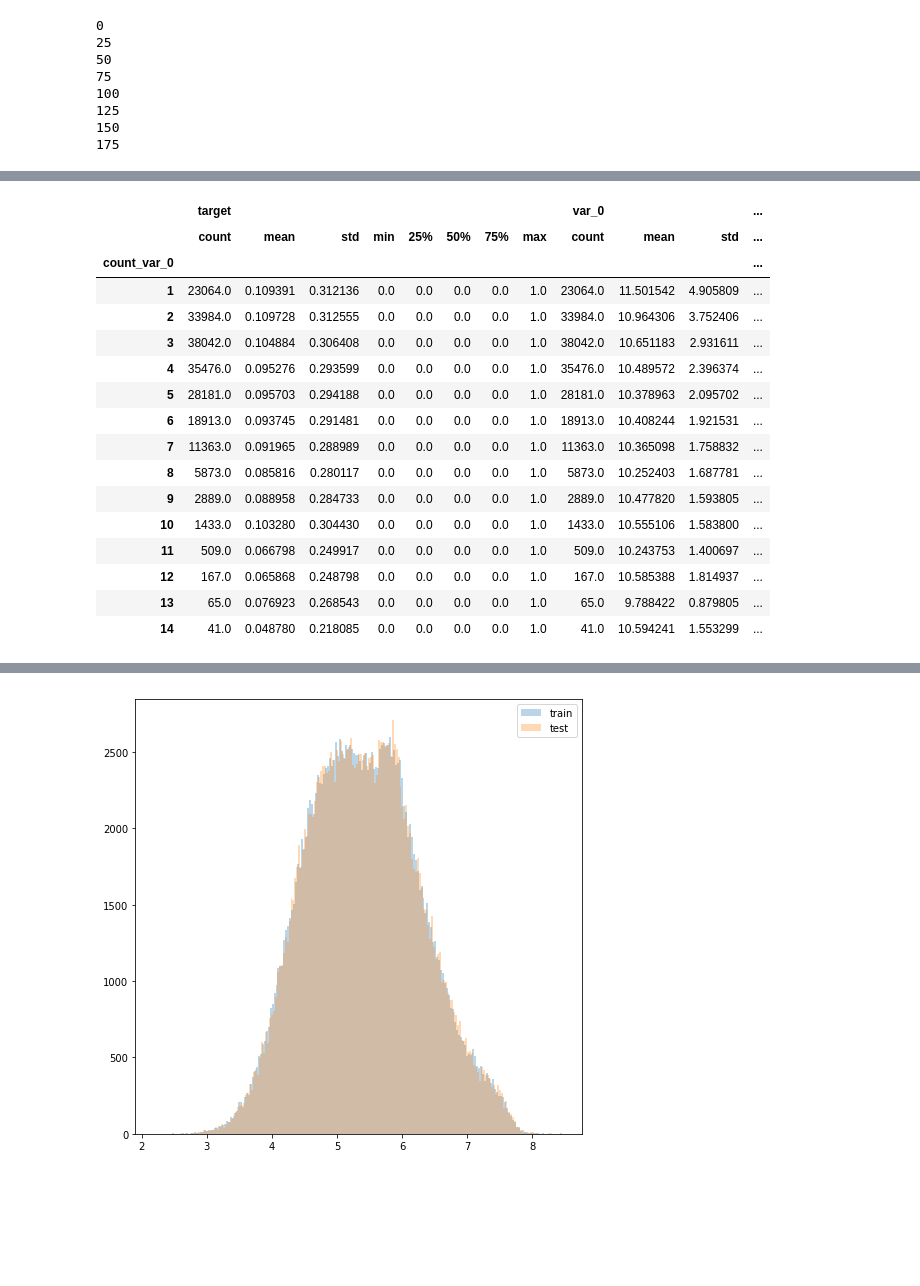
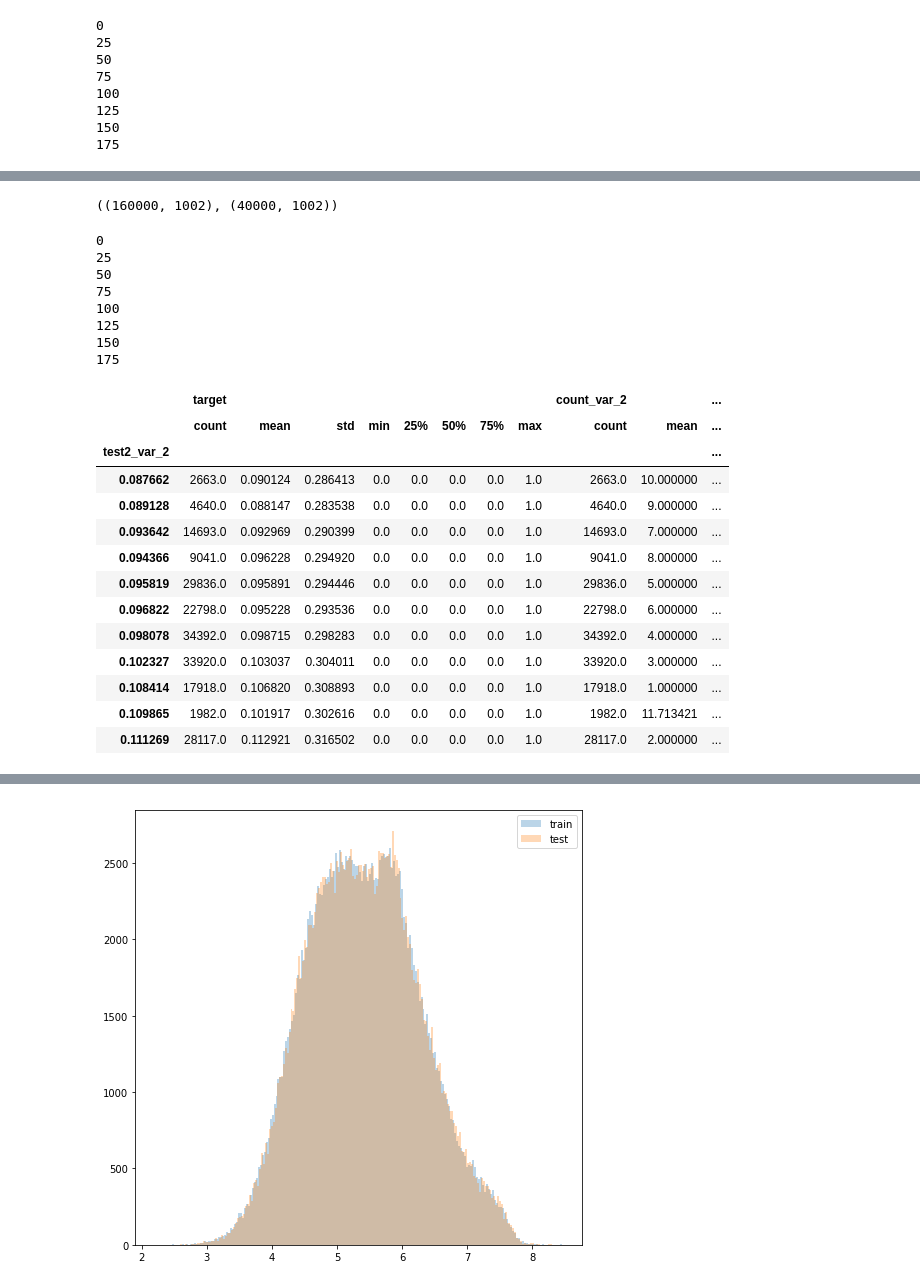
Before and after one commit to YunpengCai/Kaggle-machine-learning-competition-100th-solution, a Jupyter notebook: EDA.ipynb, the cells around one changed output, grey strips where cells are left out. Cells and saved outputs as stored; diff of their text form; code cells hidden in the pictures; blank space fills up the shorter version.

```diff
--- a/EDA.ipynb
+++ b/EDA.ipynb
@@ -397,0 +401,9 @@ for i in range(200):
+# %%
+train.drop(['sum','mean','median', 'sum1','mean1','median1','sum2','mean2','median2','sum3','mean3','median3'], axis=1, inplace=True)
+# %%
+test['sum']=test_count.sum(axis=1)
+test['std']=test_count.std(axis=1)
+test['mean']=test_count.mean(axis=1)
+train['sum']=train_count.sum(axis=1)
+train['std']=train_count.std(axis=1)
+train['mean']=train_count.mean(axis=1)
@@ -398,20 +424,54 @@ for i in range(200):
+# %%
+X_train=train[:160000]
+X_valid=train[160000:]
+X_train.shape, X_valid.shape
+# %% [output]
+((160000, 1002), (40000, 1002))
+# %%
+for i in range(200):
+    var='var_'+str(i)
+    if i%25==0:
+        print (i)
+    summary=X_train.groupby('count_'+var)['target'].describe()
+    new_dict={}
+    current=0.1
+    for i in range(len(summary.index)):
+        unique=summary.index[i]
+        if summary['count'].values[i]>800:
+            new_dict[unique]=summary['mean'].values[i]
+            current=summary['mean'].values[i]
+        if summary['count'].values[i]<=800:
+            #if current<0.095:
+                #current-=0.001
+            #if current>0.105:
+                #current+=0.001
+            new_dict[unique]=current
+    train['test2_'+var]=train['count_'+var].map(new_dict)
+    #X_valid['test2_'+var]=X_valid['count_'+var].map(new_dict)
+    #test['test2_'+var]=test['count_'+var].map(new_dict)
+# %% [output]
+0
+25
+50
+75
+100
+125
+150
+175
 # %%
-train[['count_var_0', 'var_0', 'target']].groupby('count_var_0').describe()
+train.groupby('test2_var_2')['target','count_var_2'].describe()
 # %% [output]
-|  | target |  |  |  |  |  |  |  | var_0 |  |  | ... |
-|  | count | mean | std | min | 25% | 50% | 75% | max | count | mean | std | ... |
-| count_var_0 |  |  |  |  |  |  |  |  |  |  |  | ... |
-| 1 | 23064.0 | 0.109391 | 0.312136 | 0.0 | 0.0 | 0.0 | 0.0 | 1.0 | 23064.0 | 11.501542 | 4.905809 | ... |
-| 2 | 33984.0 | 0.109728 | 0.312555 | 0.0 | 0.0 | 0.0 | 0.0 | 1.0 | 33984.0 | 10.964306 | 3.752406 | ... |
-| 3 | 38042.0 | 0.104884 | 0.306408 | 0.0 | 0.0 | 0.0 | 0.0 | 1.0 | 38042.0 | 10.651183 | 2.931611 | ... |
-| 4 | 35476.0 | 0.095276 | 0.293599 | 0.0 | 0.0 | 0.0 | 0.0 | 1.0 | 35476.0 | 10.489572 | 2.396374 | ... |
-| 5 | 28181.0 | 0.095703 | 0.294188 | 0.0 | 0.0 | 0.0 | 0.0 | 1.0 | 28181.0 | 10.378963 | 2.095702 | ... |
-| 6 | 18913.0 | 0.093745 | 0.291481 | 0.0 | 0.0 | 0.0 | 0.0 | 1.0 | 18913.0 | 10.408244 | 1.921531 | ... |
-| 7 | 11363.0 | 0.091965 | 0.288989 | 0.0 | 0.0 | 0.0 | 0.0 | 1.0 | 11363.0 | 10.365098 | 1.758832 | ... |
-| 8 | 5873.0 | 0.085816 | 0.280117 | 0.0 | 0.0 | 0.0 | 0.0 | 1.0 | 5873.0 | 10.252403 | 1.687781 | ... |
-| 9 | 2889.0 | 0.088958 | 0.284733 | 0.0 | 0.0 | 0.0 | 0.0 | 1.0 | 2889.0 | 10.477820 | 1.593805 | ... |
-| 10 | 1433.0 | 0.103280 | 0.304430 | 0.0 | 0.0 | 0.0 | 0.0 | 1.0 | 1433.0 | 10.555106 | 1.583800 | ... |
-| 11 | 509.0 | 0.066798 | 0.249917 | 0.0 | 0.0 | 0.0 | 0.0 | 1.0 | 509.0 | 10.243753 | 1.400697 | ... |
-| 12 | 167.0 | 0.065868 | 0.248798 | 0.0 | 0.0 | 0.0 | 0.0 | 1.0 | 167.0 | 10.585388 | 1.814937 | ... |
-| 13 | 65.0 | 0.076923 | 0.268543 | 0.0 | 0.0 | 0.0 | 0.0 | 1.0 | 65.0 | 9.788422 | 0.879805 | ... |
-| 14 | 41.0 | 0.048780 | 0.218085 | 0.0 | 0.0 | 0.0 | 0.0 | 1.0 | 41.0 | 10.594241 | 1.553299 | ... |
+|  | target |  |  |  |  |  |  |  | count_var_2 |  | ... |
+|  | count | mean | std | min | 25% | 50% | 75% | max | count | mean | ... |
+| test2_var_2 |  |  |  |  |  |  |  |  |  |  | ... |
+| 0.087662 | 2663.0 | 0.090124 | 0.286413 | 0.0 | 0.0 | 0.0 | 0.0 | 1.0 | 2663.0 | 10.000000 | ... |
+| 0.089128 | 4640.0 | 0.088147 | 0.283538 | 0.0 | 0.0 | 0.0 | 0.0 | 1.0 | 4640.0 | 9.000000 | ... |
+| 0.093642 | 14693.0 | 0.092969 | 0.290399 | 0.0 | 0.0 | 0.0 | 0.0 | 1.0 | 14693.0 | 7.000000 | ... |
+| 0.094366 | 9041.0 | 0.096228 | 0.294920 | 0.0 | 0.0 | 0.0 | 0.0 | 1.0 | 9041.0 | 8.000000 | ... |
+| 0.095819 | 29836.0 | 0.095891 | 0.294446 | 0.0 | 0.0 | 0.0 | 0.0 | 1.0 | 29836.0 | 5.000000 | ... |
+| 0.096822 | 22798.0 | 0.095228 | 0.293536 | 0.0 | 0.0 | 0.0 | 0.0 | 1.0 | 22798.0 | 6.000000 | ... |
+| 0.098078 | 34392.0 | 0.098715 | 0.298283 | 0.0 | 0.0 | 0.0 | 0.0 | 1.0 | 34392.0 | 4.000000 | ... |
+| 0.102327 | 33920.0 | 0.103037 | 0.304011 | 0.0 | 0.0 | 0.0 | 0.0 | 1.0 | 33920.0 | 3.000000 | ... |
+| 0.108414 | 17918.0 | 0.106820 | 0.308893 | 0.0 | 0.0 | 0.0 | 0.0 | 1.0 | 17918.0 | 1.000000 | ... |
+| 0.109865 | 1982.0 | 0.101917 | 0.302616 | 0.0 | 0.0 | 0.0 | 0.0 | 1.0 | 1982.0 | 11.713421 | ... |
+| 0.111269 | 28117.0 | 0.112921 | 0.316502 | 0.0 | 0.0 | 0.0 | 0.0 | 1.0 | 28117.0 | 2.000000 | ... |
```
Also changed, not shown: parts of 31 cells of this notebook, 1 other file.
